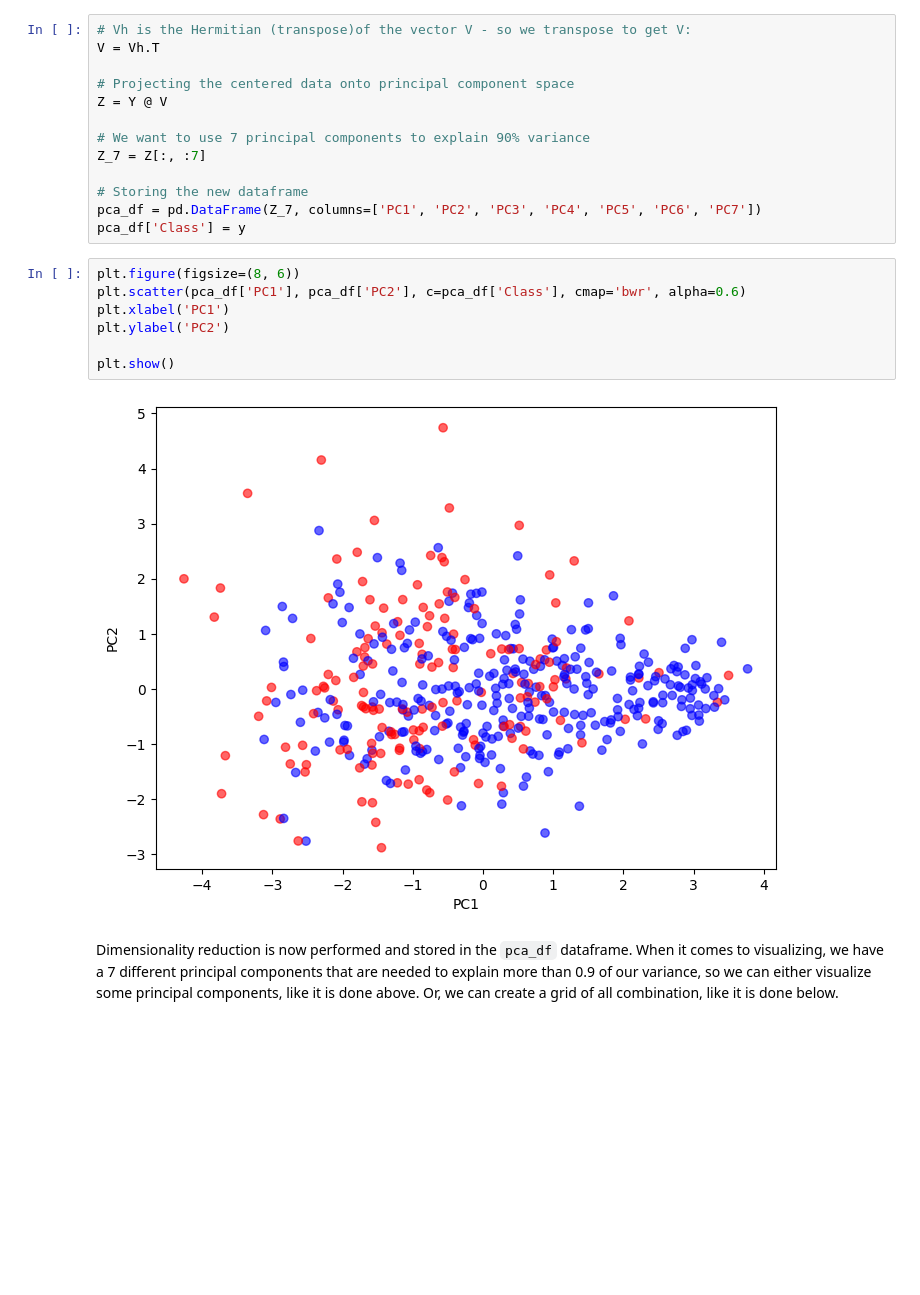
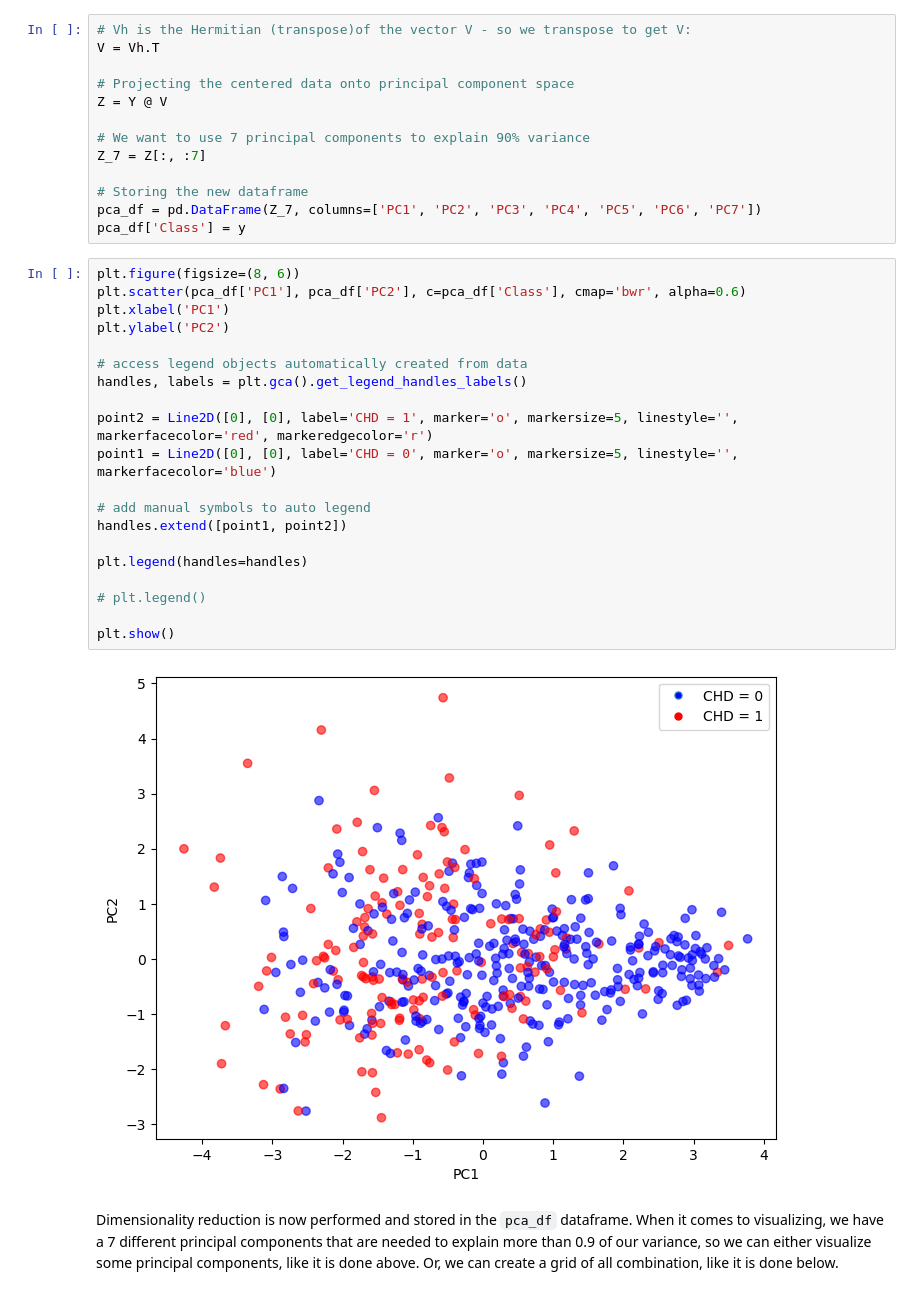
Before and after one commit to s243933/Introduction-to-ML-and-Data-Mining, a Jupyter notebook: EDA.ipynb, the cells around one changed output. Saved outputs shown, nothing was run; the diff lists cells and outputs as text; blank space fills up the shorter version.

```diff
--- a/EDA.ipynb
+++ b/EDA.ipynb
@@ -174,12 +192,25 @@ pca_df['Class'] = y
 # %%
 plt.figure(figsize=(8, 6))
 plt.scatter(pca_df['PC1'], pca_df['PC2'], c=pca_df['Class'], cmap='bwr', alpha=0.6)
 plt.xlabel('PC1')
 plt.ylabel('PC2')
 
+# access legend objects automatically created from data
+handles, labels = plt.gca().get_legend_handles_labels()
+
+point2 = Line2D([0], [0], label='CHD = 1', marker='o', markersize=5, linestyle='',  markerfacecolor='red', markeredgecolor='r')
+point1 = Line2D([0], [0], label='CHD = 0', marker='o', markersize=5, linestyle='',  markerfacecolor='blue')
+
+# add manual symbols to auto legend
+handles.extend([point1, point2])
+
+plt.legend(handles=handles)
+
+# plt.legend()
+
 plt.show()
 # %% [output]
-[figure, old version]
+[figure, new version]
 # %% [markdown]
 Dimensionality reduction is now performed and stored in the `pca_df` dataframe. When it comes to visualizing, we have a 7 different principal components that are needed to explain more than 0.9 of our variance, so we can either visualize some principal components, like it is done above. Or, we can create a grid of all combination, like it is done below.
 # %%
```
Also changed, not shown: parts of 7 cells of this notebook, 3 other files.
